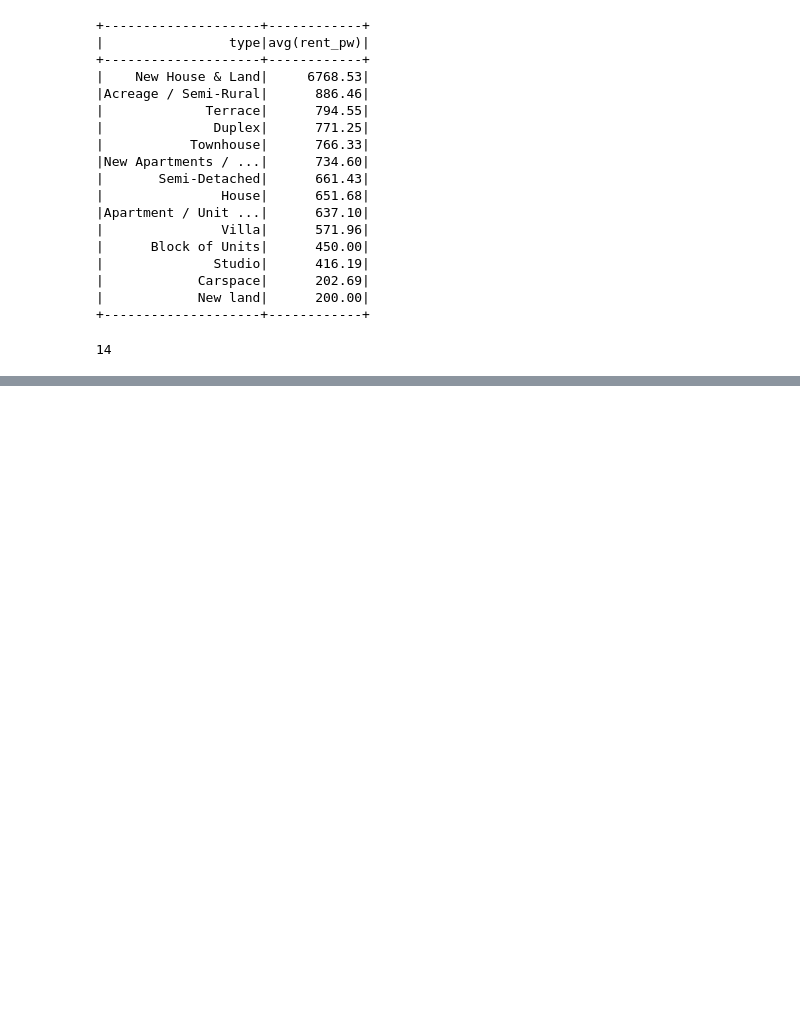
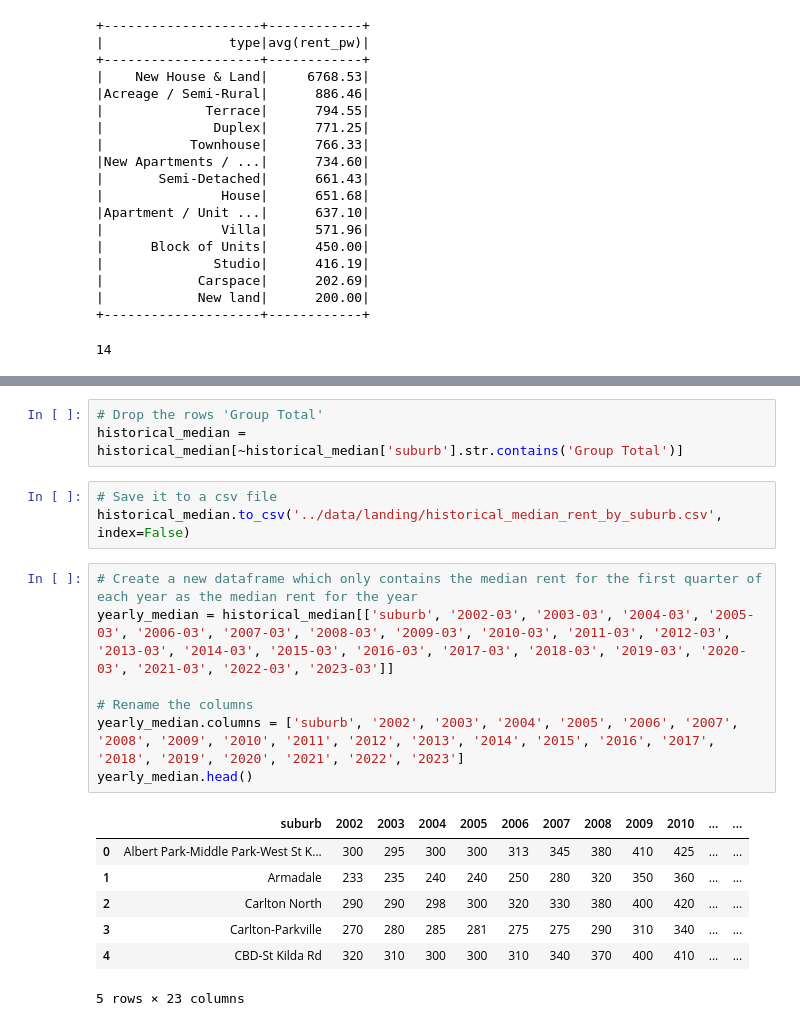
Before and after one commit to MAST30034-AppliedDataScience/project-2-group-real-estate-industry-project-11, a Jupyter notebook: notebooks/preprocess.ipynb, the cells around one changed output, grey strips where cells are left out. Saved outputs shown, nothing was run; the diff lists cells and outputs as text; blank space fills up the shorter version.

```diff
--- a/notebooks/preprocess.ipynb
+++ b/notebooks/preprocess.ipynb
@@ -166,0 +236,21 @@ avg_rent_per_type.count()
+# %%
+# Drop the rows 'Group Total'
+historical_median = historical_median[~historical_median['suburb'].str.contains('Group Total')]
+# %%
+# Save it to a csv file
+historical_median.to_csv('../data/landing/historical_median_rent_by_suburb.csv', index=False)
+# %%
+# Create a new dataframe which only contains the median rent for the first quarter of each year as the median rent for the year
+yearly_median = historical_median[['suburb', '2002-03', '2003-03', '2004-03', '2005-03', '2006-03', '2007-03', '2008-03', '2009-03', '2010-03', '2011-03', '2012-03', '2013-03', '2014-03', '2015-03', '2016-03', '2017-03', '2018-03', '2019-03', '2020-03', '2021-03', '2022-03', '2023-03']]
+
+# Rename the columns
+yearly_median.columns = ['suburb', '2002', '2003', '2004', '2005', '2006', '2007', '2008', '2009', '2010', '2011', '2012', '2013', '2014', '2015', '2016', '2017', '2018', '2019', '2020', '2021', '2022', '2023']
+yearly_median.head()
+# %% [output]
+|  | suburb | 2002 | 2003 | 2004 | 2005 | 2006 | 2007 | 2008 | 2009 | 2010 | ... | ... |
+| 0 | Albert Park-Middle Park-West St K... | 300 | 295 | 300 | 300 | 313 | 345 | 380 | 410 | 425 | ... | ... |
+| 1 | Armadale | 233 | 235 | 240 | 240 | 250 | 280 | 320 | 350 | 360 | ... | ... |
+| 2 | Carlton North | 290 | 290 | 298 | 300 | 320 | 330 | 380 | 400 | 420 | ... | ... |
+| 3 | Carlton-Parkville | 270 | 280 | 285 | 281 | 275 | 275 | 290 | 310 | 340 | ... | ... |
+| 4 | CBD-St Kilda Rd | 320 | 310 | 300 | 300 | 310 | 340 | 370 | 400 | 410 | ... | ... |
+5 rows × 23 columns
```
Also changed, not shown: parts of 9 cells of this notebook.
